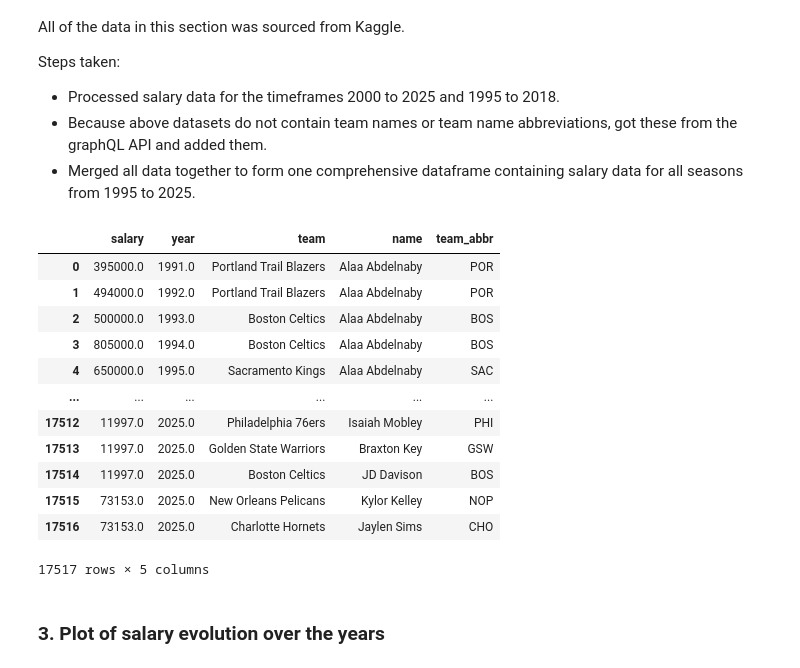
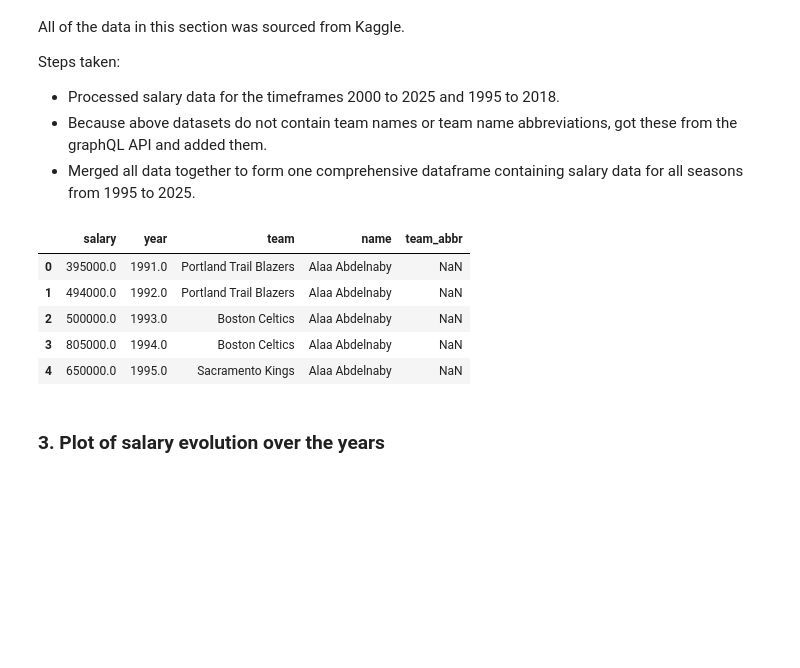
Before and after one commit to BenjaminCereda/nba-data-science-projects, a Jupyter notebook: NBA_Salary_Project.ipynb, the cells around one changed output. Saved outputs shown, nothing was run; the diff lists cells and outputs as text; code cells hidden in the pictures; blank space fills up the shorter version.

```diff
--- a/NBA_Salary_Project.ipynb
+++ b/NBA_Salary_Project.ipynb
@@ -177,13 +211,13 @@ team_names_dict = (team_names.drop_duplicates(subset=['teamAbbr'])
 # %%
 #both datasets contain different timeframes
-#we therefore use two datasets and concatenate these
+#we therefore use two datasets and concatenate them
 
 #read data, extract necessary timeframe and
 df_salary_2 = pd.read_csv("NBA Player Stats and Salaries_2000-2025.csv", usecols=['Player', 'Year', 'Salary', 'Team'])
 df_salary_2 = df_salary_2[df_salary_2['Year'] > 2018]
 
 #furnish with team names using dictionary defined in previous cell
-df_salary_2['TeamLong'] = df_salary_2['Team'].map(team_names_dict)
+#df_salary_2['TeamLong'] = df_salary_2['Team'].map(team_names_dict)
 
 #rename columns to match columns of df_salary in preparation of concatenation of both dataframes
 df_salary_2 = df_salary_2.rename(
@@ -192,49 +226,42 @@ df_salary_2 = df_salary_2.rename(
 # %%
 #dataset consists of two database style sheets
 #we thus have to read both in and perform a merge
 
 df_salary_aux = pd.read_csv('players.csv', sep=',', usecols=['name', 'id'])
 df_salary = pd.read_csv('salaries_1985to2018.csv', usecols=['player_id', 'salary', 'season_end', 'team'])
 
 #perform aforementioned merge / join
 df_salary = df_salary.merge(
     df_salary_aux,
     how='outer',
     left_on='player_id',
     right_on='id'
 ).drop(['player_id', 'id'], axis=1) #drop unnecessary colummns
 
 #Add team column with abbreviations by merging with team_names dataframe
-df_salary = df_salary.merge(
-    team_names.drop_duplicates(),
-    how='left',
-    left_on='team',
-    right_on='teamName'
-).drop(['teamName'], axis=1)
+# df_salary = df_salary.merge(
+#     team_names.drop_duplicates(),
+#     how='left',
+#     left_on='team',
+#     right_on='teamName'
+# ).drop(['teamName'], axis=1)
 
 #Many rows contain no salary data, we drop these
 df_salary = df_salary[~df_salary.isna().any(axis=1)]
 
 #prepare columns for concatenation with second salary
 df_salary = df_salary.rename(columns={'season_end' : 'year', 'teamAbbr' : 'team_abbr'})
 
 #concatenation of both dataframes
 df_salary = pd.concat([df_salary, df_salary_2], axis=0).reset_index(drop=True)
-df_salary
+df_salary.head()
 # %% [output]
 |  | salary | year | team | name | team_abbr |
-| 0 | 395000.0 | 1991.0 | Portland Trail Blazers | Alaa Abdelnaby | POR |
-| 1 | 494000.0 | 1992.0 | Portland Trail Blazers | Alaa Abdelnaby | POR |
-| 2 | 500000.0 | 1993.0 | Boston Celtics | Alaa Abdelnaby | BOS |
-| 3 | 805000.0 | 1994.0 | Boston Celtics | Alaa Abdelnaby | BOS |
-| 4 | 650000.0 | 1995.0 | Sacramento Kings | Alaa Abdelnaby | SAC |
-| ... | ... | ... | ... | ... | ... |
-| 17512 | 11997.0 | 2025.0 | Philadelphia 76ers | Isaiah Mobley | PHI |
-| 17513 | 11997.0 | 2025.0 | Golden State Warriors | Braxton Key | GSW |
-| 17514 | 11997.0 | 2025.0 | Boston Celtics | JD Davison | BOS |
-| 17515 | 73153.0 | 2025.0 | New Orleans Pelicans | Kylor Kelley | NOP |
-| 17516 | 73153.0 | 2025.0 | Charlotte Hornets | Jaylen Sims | CHO |
+| 0 | 395000.0 | 1991.0 | Portland Trail Blazers | Alaa Abdelnaby | NaN |
+| 1 | 494000.0 | 1992.0 | Portland Trail Blazers | Alaa Abdelnaby | NaN |
+| 2 | 500000.0 | 1993.0 | Boston Celtics | Alaa Abdelnaby | NaN |
+| 3 | 805000.0 | 1994.0 | Boston Celtics | Alaa Abdelnaby | NaN |
+| 4 | 650000.0 | 1995.0 | Sacramento Kings | Alaa Abdelnaby | NaN |
-17517 rows × 5 columns
 # %% [markdown]
 ### 3. Plot of salary evolution over the years
 # %% [markdown]
```
Also changed, not shown: parts of 12 cells of this notebook, 1 other file.
